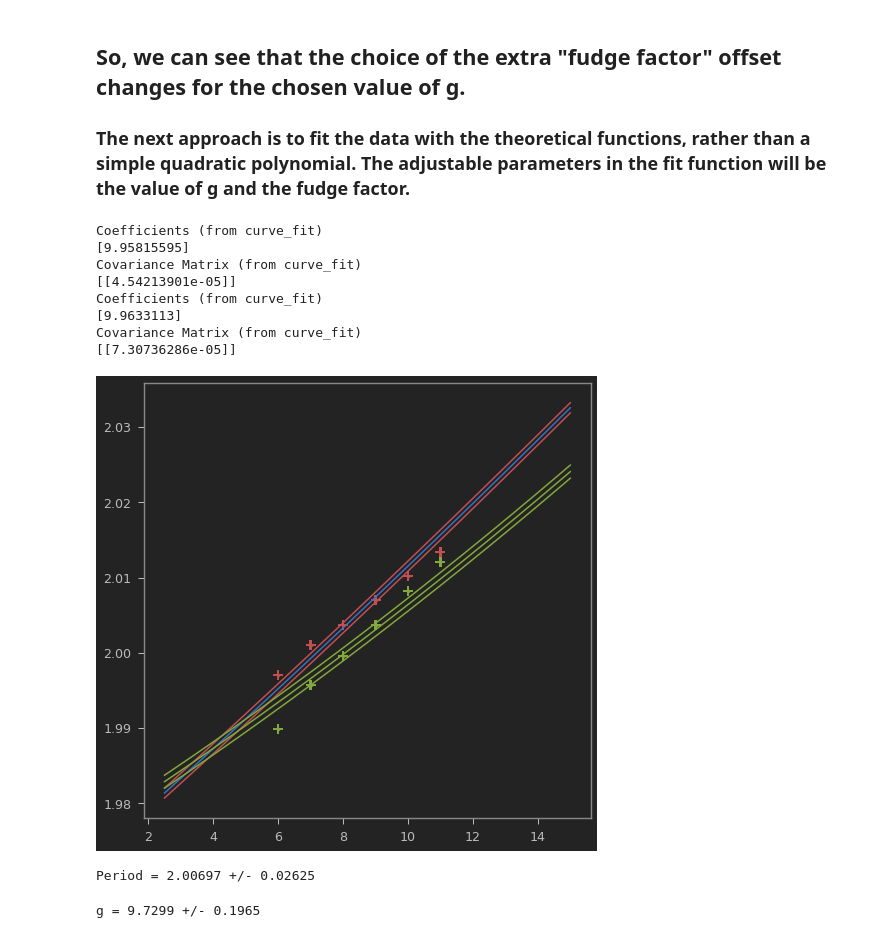
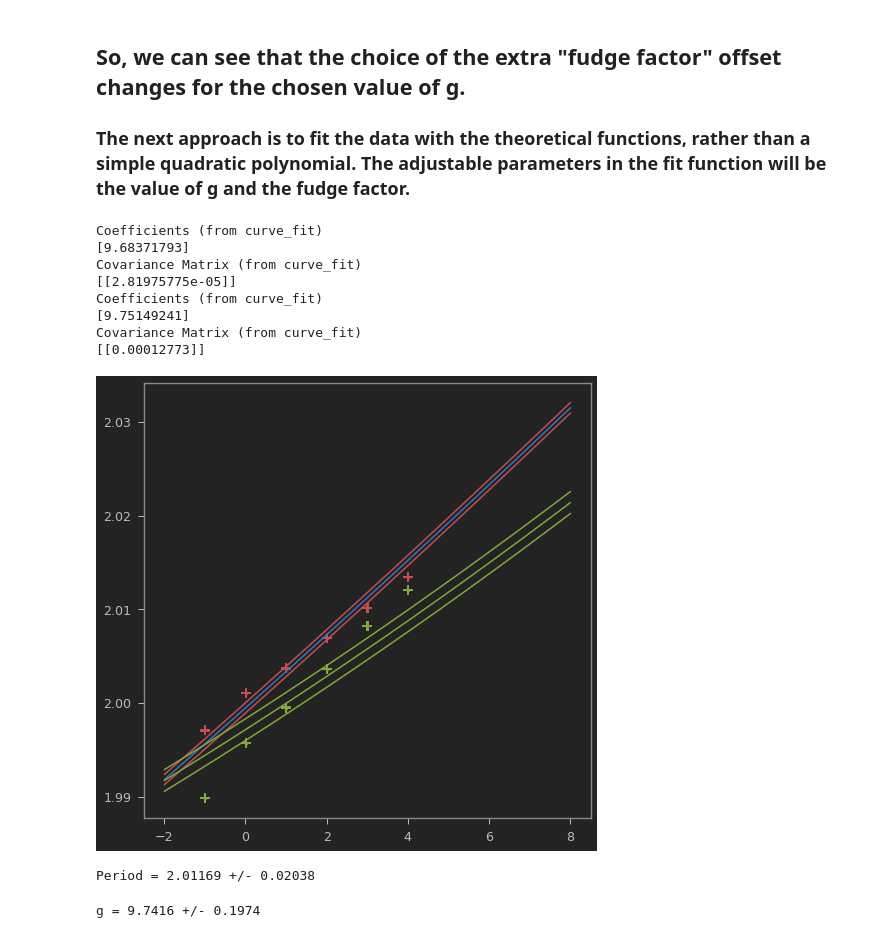
Before and after one commit to brash99/phys421, a Jupyter notebook: JupyterNotebooks/lowry/KaterPendulum.ipynb, the cells around one changed output. Cells and saved outputs as stored; diff of their text form; code cells hidden in the pictures.

```diff
--- a/JupyterNotebooks/lowry/KaterPendulum.ipynb
+++ b/JupyterNotebooks/lowry/KaterPendulum.ipynb
@@ -222,6 +222,8 @@ up = pd.DataFrame({'Xpos':xpos, 'Period':tup, 'dXpos':dxpos, 'dPeriod':dtup})
 down = pd.DataFrame({'Xpos':xpos, 'Period':tdown, 'dXpos':dxpos, 'dPeriod':dtdown})
 # %%
 # Let's do linear fits using the curve_fit utility from scipy
+
+Diameter_correction = 0.03498*100.0
 
 from scipy.optimize import curve_fit
 
@@ -233,12 +235,12 @@ def fitfunction(x,*paramlist):
 #init_vals = [0.0 for x in range(3)]
 init_vals = [0.0 for x in range(2)]
 
-x = np.array(up['Xpos'])
+x = np.array(up['Xpos']-Diameter_correction)
 y = np.array(up['Period'])
 poptu, pcovu = curve_fit(fitfunction,x,y,p0=init_vals)
 
 #xi = np.linspace(np.min(x),np.max(x),100)
-xi = np.linspace(5.5,15.0,1000)
+xi = np.linspace(5.0-Diameter_correction,15.0-Diameter_correction,1000)
 ps = np.random.multivariate_normal(poptu,pcovu,10000)
 ysample=np.asarray([fitfunction(xi,*pi) for pi in ps])
 loweru = np.percentile(ysample,16.0,axis=0)
@@ -253,12 +255,12 @@ print (pcovu)
 #init_vals = [0.0 for x in range(3)]
 init_vals = [0.0 for x in range(2)]
 
-x = np.array(down['Xpos'])
+x = np.array(down['Xpos']-Diameter_correction)
 y = np.array(down['Period'])
 poptd, pcovd = curve_fit(fitfunction,x,y,p0=init_vals)
 
 #xi = np.linspace(np.min(x),np.max(x),100)
-xi = np.linspace(5.5,15.0,1000)
+xi = np.linspace(5.0-Diameter_correction,15.0-Diameter_correction,1000)
 ps = np.random.multivariate_normal(poptd,pcovd,10000)
 ysample=np.asarray([fitfunction(xi,*pi) for pi in ps])
 lowerd = np.percentile(ysample,16.0,axis=0)
@@ -272,8 +274,8 @@ print (pcovd)
 
 fig2, axs2 = plt.subplots(nrows=1, ncols=1, figsize=(8,8))
 
-axs2.errorbar(up.Xpos,up.Period,yerr=up.dPeriod,xerr=up.dXpos,fmt='r.',capsize=5, capthick=2)
-axs2.errorbar(down.Xpos,down.Period,yerr=down.dPeriod,xerr=down.dXpos,fmt='g.',capsize=5, capthick=2)
+axs2.errorbar(up.Xpos-Diameter_correction,up.Period,yerr=up.dPeriod,xerr=up.dXpos,fmt='r.',capsize=5, capthick=2)
+axs2.errorbar(down.Xpos-Diameter_correction,down.Period,yerr=down.dPeriod,xerr=down.dXpos,fmt='g.',capsize=5, capthick=2)
 
 #axs2.plot(xi,middleu)
 axs2.plot(xi,loweru,'r')
@@ -481,12 +483,12 @@ def theoryfitfunction2(xdata,*paramlist):
     return t2
 
 init_vals = [9.6941]
-x = np.array(up['Xpos'])
+x = np.array(up['Xpos']-Diameter_correction)
 y = np.array(up['Period'])
 poptu, pcovu = curve_fit(theoryfitfunction1,x,y,p0=init_vals)
 
 #xi = np.linspace(np.min(x),np.max(x),100)
-xi = np.linspace(2.5,15.0,1000)
+xi = np.linspace(5.0-Diameter_correction,15.0-Diameter_correction,1000)
 ps = np.random.multivariate_normal(poptu,pcovu,10000)
 ysample=np.asarray([theoryfitfunction1(xi,*pi) for pi in ps])
 loweru = np.percentile(ysample,16.0,axis=0)
@@ -499,50 +501,50 @@ print("Covariance Matrix (from curve_fit)")
 print (pcovu)
 
 init_vals = [9.6941]
-x = np.array(down['Xpos'])
+x = np.array(down['Xpos']-Diameter_correction)
 y = np.array(down['Period'])
 poptd, pcovd = curve_fit(theoryfitfunction2,x,y,p0=init_vals)
 
 #xi = np.linspace(np.min(x),np.max(x),100)
-xi = np.linspace(2.5,15.0,1000)
+xi = np.linspace(5.0-Diameter_correction,15.0-Diameter_correction,1000)
 ps = np.random.multivariate_normal(poptd,pcovd,10000)
 ysample=np.asarray([theoryfitfunction2(xi,*pi) for pi in ps])
 lowerd = np.percentile(ysample,16.0,axis=0)
 upperd = np.percentile(ysample,84.0,axis=0)
 middled = (lowerd+upperd)/2.0
 
 print("Coefficients (from curve_fit)")
 print (poptd)
 print("Covariance Matrix (from curve_fit)")
 print (pcovd)
 
 fig2, axs2 = plt.subplots(nrows=1, ncols=1, figsize=(8,8))
 
-axs2.errorbar(up.Xpos,up.Period,yerr=up.dPeriod,xerr=up.dXpos,fmt='r.',capsize=5, capthick=2)
-axs2.errorbar(down.Xpos,down.Period,yerr=down.dPeriod,xerr=down.dXpos,fmt='g.',capsize=5, capthick=2)
+axs2.errorbar(up.Xpos-Diameter_correction,up.Period,yerr=up.dPeriod,xerr=up.dXpos,fmt='r.',capsize=5, capthick=2)
+axs2.errorbar(down.Xpos-Diameter_correction,down.Period,yerr=down.dPeriod,xerr=down.dXpos,fmt='g.',capsize=5, capthick=2)
 
 axs2.plot(xi,middleu)
 axs2.plot(xi,loweru,'r')
 axs2.plot(xi,upperu,'r')
 
 axs2.plot(xi,middled)
 axs2.plot(xi,lowerd,'g')
 axs2.plot(xi,upperd,'g')
 
 #axs2.set_xlim(3.8,4.3)
 #axs2.set_ylim(2.003,2.006)
 
 plt.show()
 # %% [output]
 Coefficients (from curve_fit)
-[9.95815595]
+[9.68371793]
 Covariance Matrix (from curve_fit)
-[[4.54213901e-05]]
+[[2.81975775e-05]]
 Coefficients (from curve_fit)
-[9.9633113]
+[9.75149241]
 Covariance Matrix (from curve_fit)
-[[7.30736286e-05]]
+[[0.00012773]]
-[figure, old version]
+[figure, new version]
 # %%
 tmin = []
 for i in range(len(xi)):
@@ -563,7 +565,7 @@ dtbar = (tmax-tmin)/2.0
 
 print ("Period = %0.5f +/- %0.5f" % (tbar,dtbar))
 # %% [output]
-Period = 2.00697 +/- 0.02625
+Period = 2.01169 +/- 0.02038
 # %%
 length = 0.9986
 dlength = 0.00005
@@ -573,4 +575,4 @@ dg = g*np.sqrt((dlength/length)**2+(2*dtbar/tbar)**2)
 
 print ("g = %0.4f +/- %0.4f" % (g,dg))
 # %% [output]
-g = 9.7299 +/- 0.1965
+g = 9.7416 +/- 0.1974
```
Also changed, not shown: parts of 5 cells of this notebook.
